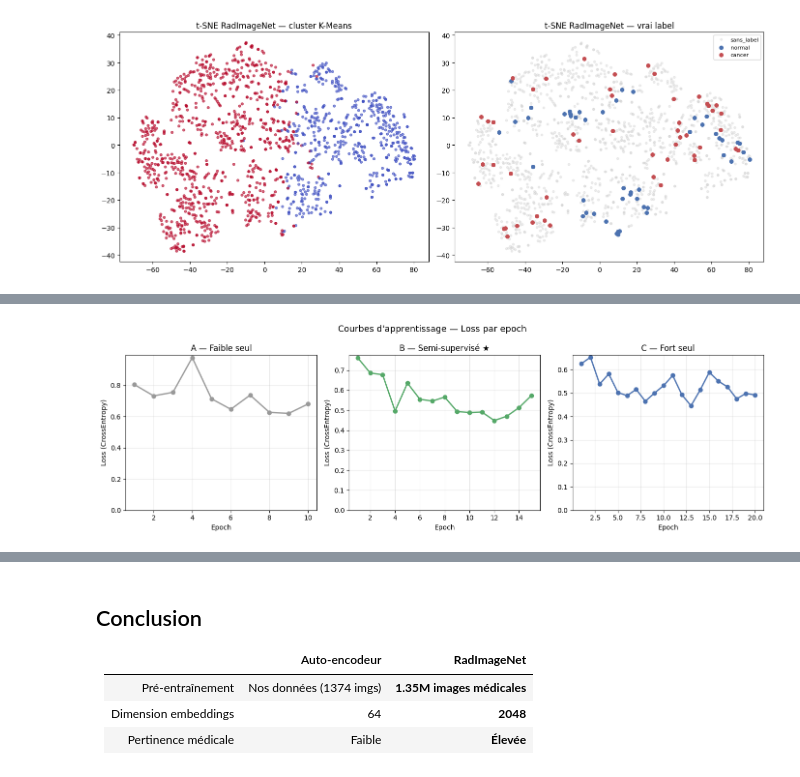
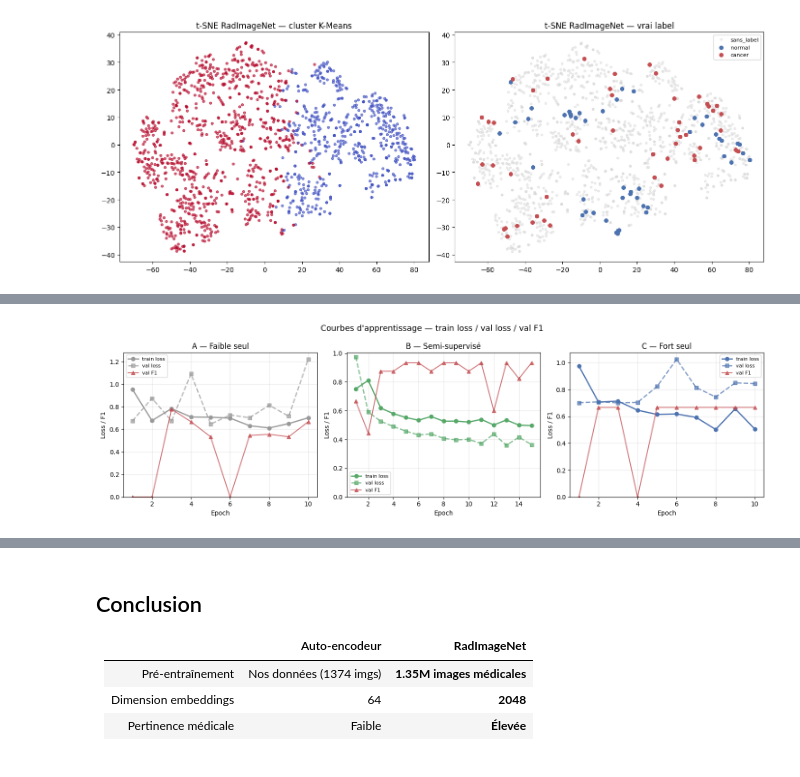
Before and after one commit to fatimaadda2878/BrainScanAI, a Jupyter notebook: 02_pipeline_radimagenet.ipynb, the cells around one changed output, grey strips where cells are left out. Saved outputs shown, nothing was run; the diff lists cells and outputs as text; code cells hidden in the pictures.

```diff
--- a/02_pipeline_radimagenet.ipynb
+++ b/02_pipeline_radimagenet.ipynb
@@ -664,7 +680,8 @@ def evaluate(model, loader):
 # %%
 print("--- Modèle A : RadImageNet fine-tuné sur pseudo-labels ---")
 t0 = time.time(); model_A = build_rad_classifier()
-model_A, history_A = train_model(model_A, weak_loader, n_epochs=10, lr=1e-3, tag="A-faible", patience=5)
+model_A, history_A = train_model(model_A, weak_loader, val_strong_loader,
+                                 n_epochs=10, lr=1e-3, tag="A-faible", patience=5)
 metrics_A = evaluate(model_A, test_strong_loader)
 print(f"  {time.time()-t0:.0f}s | acc={metrics_A['accuracy']:.3f} "
       f"recall={metrics_A['recall_cancer']:.3f} f1={metrics_A['f1_cancer']:.3f}")
@@ -685,7 +702,0 @@ print(f"  {time.time()-t0:.0f}s | acc={metrics_A['accuracy']:.3f} "
-# %%
-print("--- Modèle B : semi-supervisé (poids A -> fine-tuning fort) ---")
-t0 = time.time(); model_B = copy.deepcopy(model_A)
-model_B, history_B = train_model(model_B, train_strong_loader, n_epochs=15, lr=5e-4, tag="B-finetune", patience=5)
-metrics_B = evaluate(model_B, test_strong_loader)
-print(f"  {time.time()-t0:.0f}s | acc={metrics_B['accuracy']:.3f} "
-      f"recall={metrics_B['recall_cancer']:.3f} f1={metrics_B['f1_cancer']:.3f}")
@@ -710,0 +703,8 @@ print(f"  {time.time()-t0:.0f}s | acc={metrics_B['accuracy']:.3f} "
+# %%
+print("--- Modèle B : semi-supervisé (poids A -> fine-tuning fort) ---")
+t0 = time.time(); model_B = copy.deepcopy(model_A)
+model_B, history_B = train_model(model_B, train_strong_loader, val_strong_loader,
+                                 n_epochs=15, lr=5e-4, tag="B-finetune", patience=5)
+metrics_B = evaluate(model_B, test_strong_loader)
+print(f"  {time.time()-t0:.0f}s | acc={metrics_B['accuracy']:.3f} "
+      f"recall={metrics_B['recall_cancer']:.3f} f1={metrics_B['f1_cancer']:.3f}")
@@ -711,7 +730,8 @@ print(f"  {time.time()-t0:.0f}s | acc={metrics_B['accuracy']:.3f} "
 # %%
 print("--- Modèle C : RadImageNet fine-tuné sur fort seul (baseline) ---")
 t0 = time.time(); model_C = build_rad_classifier()
-model_C, history_C = train_model(model_C, train_strong_loader, n_epochs=20, lr=5e-4, tag="C-fort", patience=7)
+model_C, history_C = train_model(model_C, train_strong_loader, val_strong_loader,
+                                 n_epochs=20, lr=5e-4, tag="C-fort", patience=7)
 metrics_C = evaluate(model_C, test_strong_loader)
 print(f"  {time.time()-t0:.0f}s | acc={metrics_C['accuracy']:.3f} "
       f"recall={metrics_C['recall_cancer']:.3f} f1={metrics_C['f1_cancer']:.3f}")
@@ -736,23 +753,29 @@ print(f"  {time.time()-t0:.0f}s | acc={metrics_C['accuracy']:.3f} "
 # %%
-# Courbes d'apprentissage
-fig, axes = plt.subplots(1, 3, figsize=(14, 4.5))
-for ax, (name, history, color) in zip(axes, [
-    ("A — Faible seul",     history_A, "#999999"),
-    ("B — Semi-supervisé ★", history_B, "#55A868"),
+# Courbes d'apprentissage — loss train vs loss validation + F1 validation
+fig, axes = plt.subplots(1, 3, figsize=(15, 4.5))
+for ax, (name, hist, color) in zip(axes, [
+    ("A — Faible seul",      history_A, "#999999"),
+    ("B — Semi-supervisé", history_B, "#55A868"),
     ("C — Fort seul",        history_C, "#4C72B0"),
 ]):
-    ax.plot(range(1, len(history)+1), history, marker="o", color=color, linewidth=2)
+    epochs = range(1, len(hist["train_loss"]) + 1)
+    ax.plot(epochs, hist["train_loss"], marker="o", color=color, linewidth=2, label="train loss")
+    ax.plot(epochs, hist["val_loss"],   marker="s", color=color, linewidth=2,
+            linestyle="--", alpha=0.7, label="val loss")
+    ax.plot(epochs, hist["val_f1"],     marker="^", color="#C44E52", linewidth=1.5,
+            alpha=0.8, label="val F1")
     ax.set_title(name)
     ax.set_xlabel("Epoch")
-    ax.set_ylabel("Loss (CrossEntropy)")
+    ax.set_ylabel("Loss / F1")
     ax.set_ylim(bottom=0)
     ax.grid(True, alpha=0.3)
-fig.suptitle("Courbes d'apprentissage — Loss par epoch", fontsize=13)
+    ax.legend(fontsize=8)
+fig.suptitle("Courbes d'apprentissage — train loss / val loss / val F1", fontsize=13)
 plt.tight_layout()
 plt.savefig("courbes_apprentissage.png", dpi=130, bbox_inches="tight")
 plt.show()
 # %% [output]
-[figure, old version]
+[figure, new version]
 # %%
 results_table = pd.DataFrame({
     "Modele"             : ["A faible seul", "B semi-supervise", "C fort seul (baseline)"],
```
Also changed, not shown: parts of 22 cells of this notebook.
